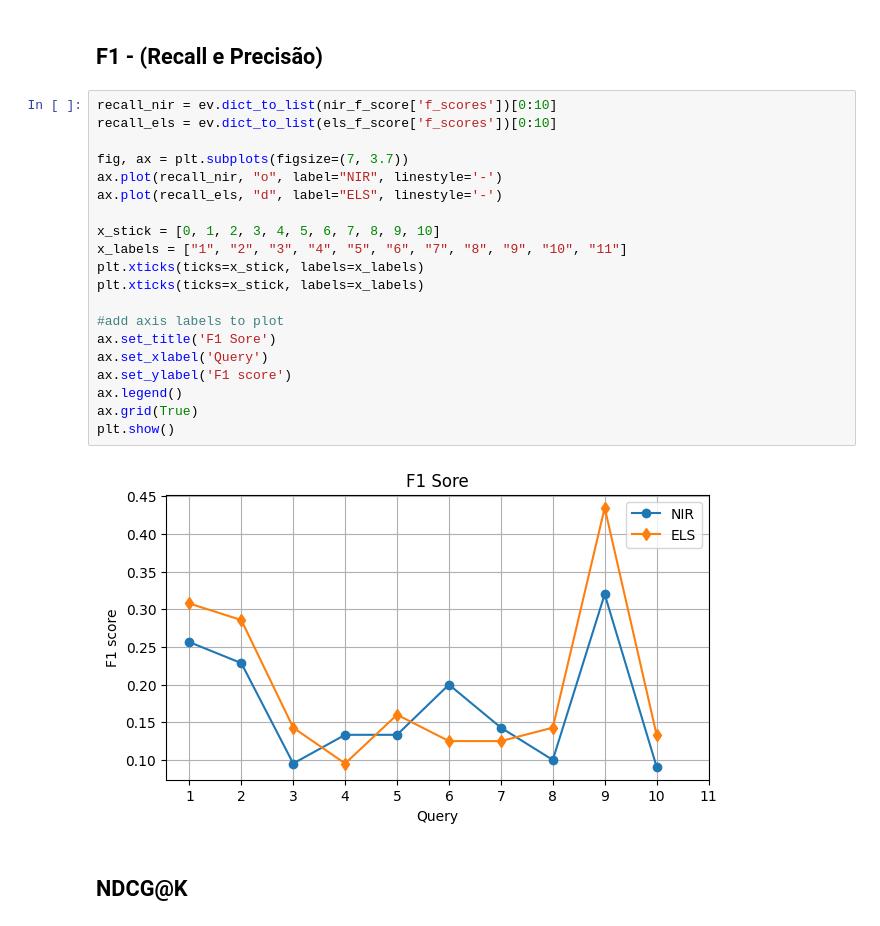
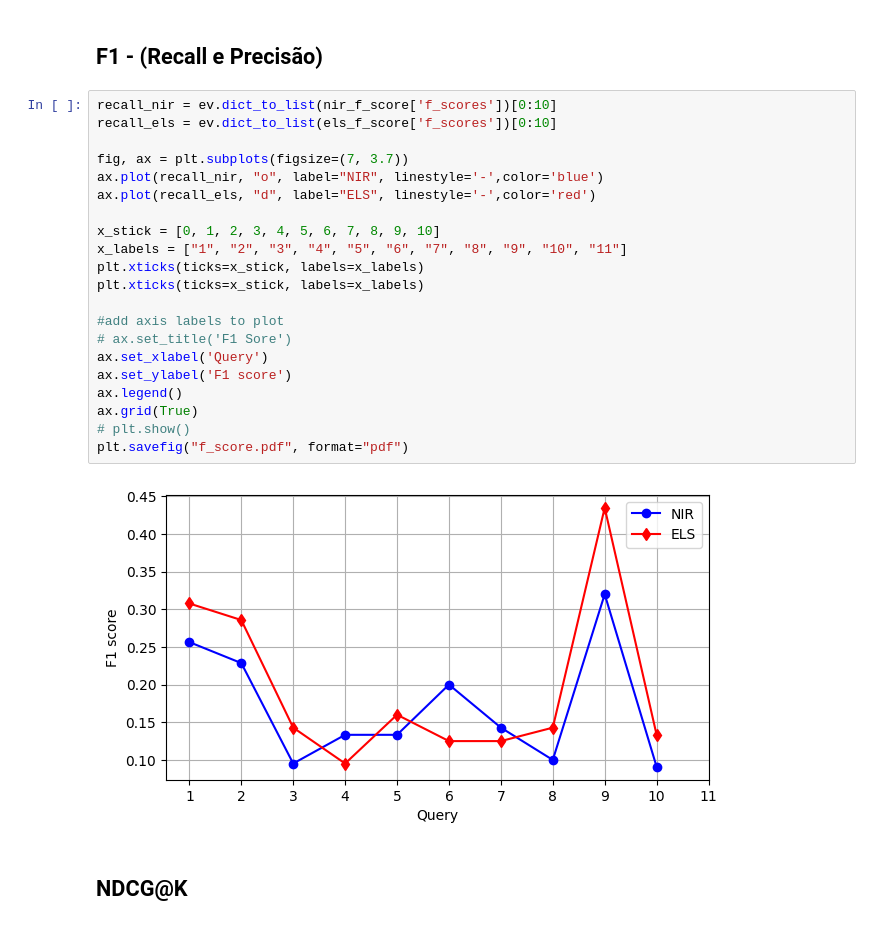
Before and after one commit to sira-serverless-ir-arch/evaluete-nir, a Jupyter notebook: evaluetion.ipynb, the cells around one changed output. Drawn from its saved outputs; the diff is of its cells as text.

```diff
--- a/evaluetion.ipynb
+++ b/evaluetion.ipynb
@@ -43,25 +43,26 @@ pd.DataFrame(els_f_score)
 # %%
 recall_nir = ev.dict_to_list(nir_f_score['f_scores'])[0:10]
 recall_els = ev.dict_to_list(els_f_score['f_scores'])[0:10]
 
 fig, ax = plt.subplots(figsize=(7, 3.7))
-ax.plot(recall_nir, "o", label="NIR", linestyle='-')
-ax.plot(recall_els, "d", label="ELS", linestyle='-')
+ax.plot(recall_nir, "o", label="NIR", linestyle='-',color='blue')
+ax.plot(recall_els, "d", label="ELS", linestyle='-',color='red')
 
 x_stick = [0, 1, 2, 3, 4, 5, 6, 7, 8, 9, 10]
 x_labels = ["1", "2", "3", "4", "5", "6", "7", "8", "9", "10", "11"]
 plt.xticks(ticks=x_stick, labels=x_labels)
 plt.xticks(ticks=x_stick, labels=x_labels)
 
 #add axis labels to plot
-ax.set_title('F1 Sore')
+# ax.set_title('F1 Sore')
 ax.set_xlabel('Query')
 ax.set_ylabel('F1 score')
 ax.legend()
 ax.grid(True)
-plt.show()
+# plt.show()
+plt.savefig("f_score.pdf", format="pdf")
 # %% [output]
-[figure, old version]
+[figure, new version]
 # %% [markdown]
 ## NDCG@K
 # %%
```
Also changed, not shown: parts of 1 cell of this notebook, 9 other files.
